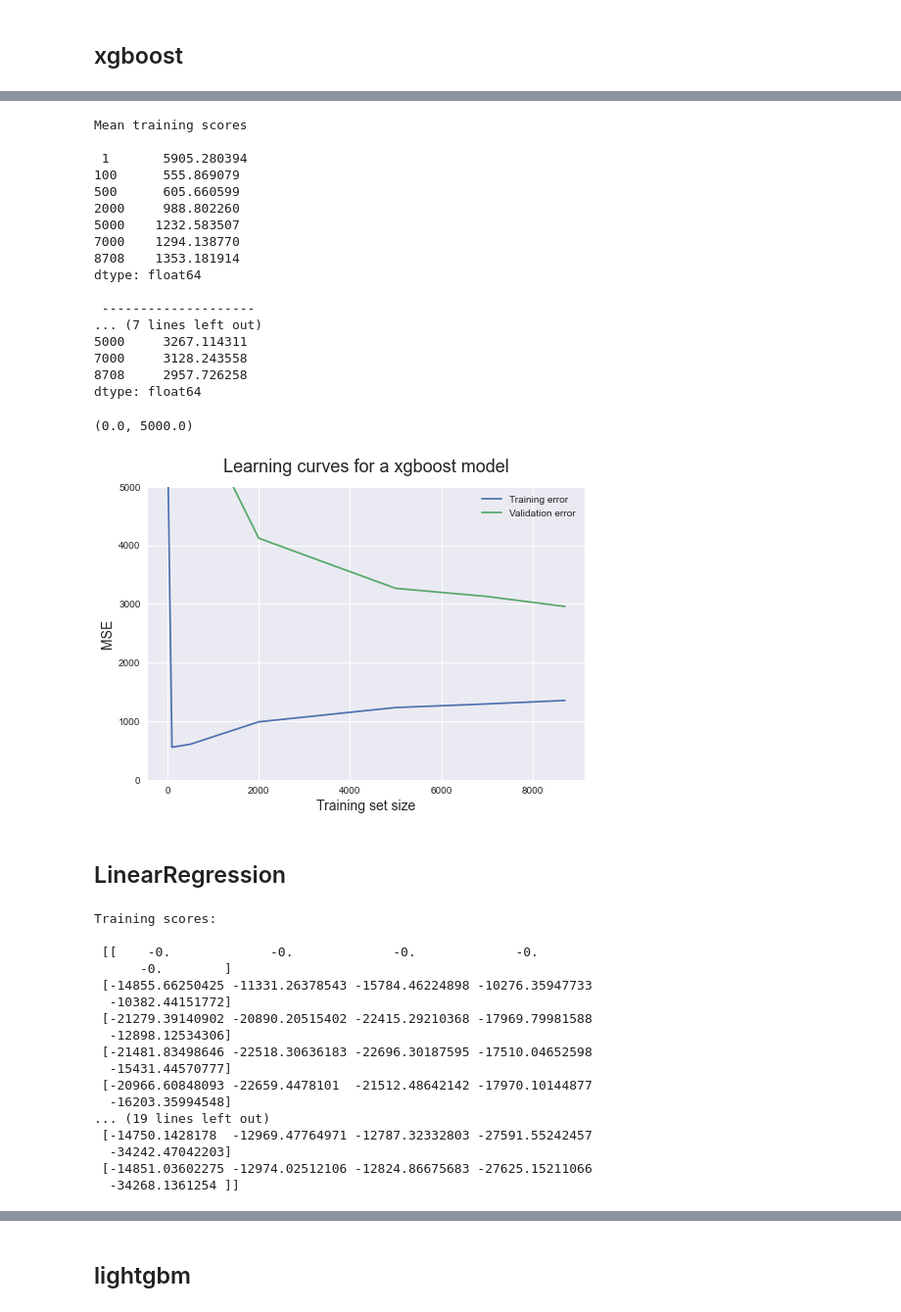
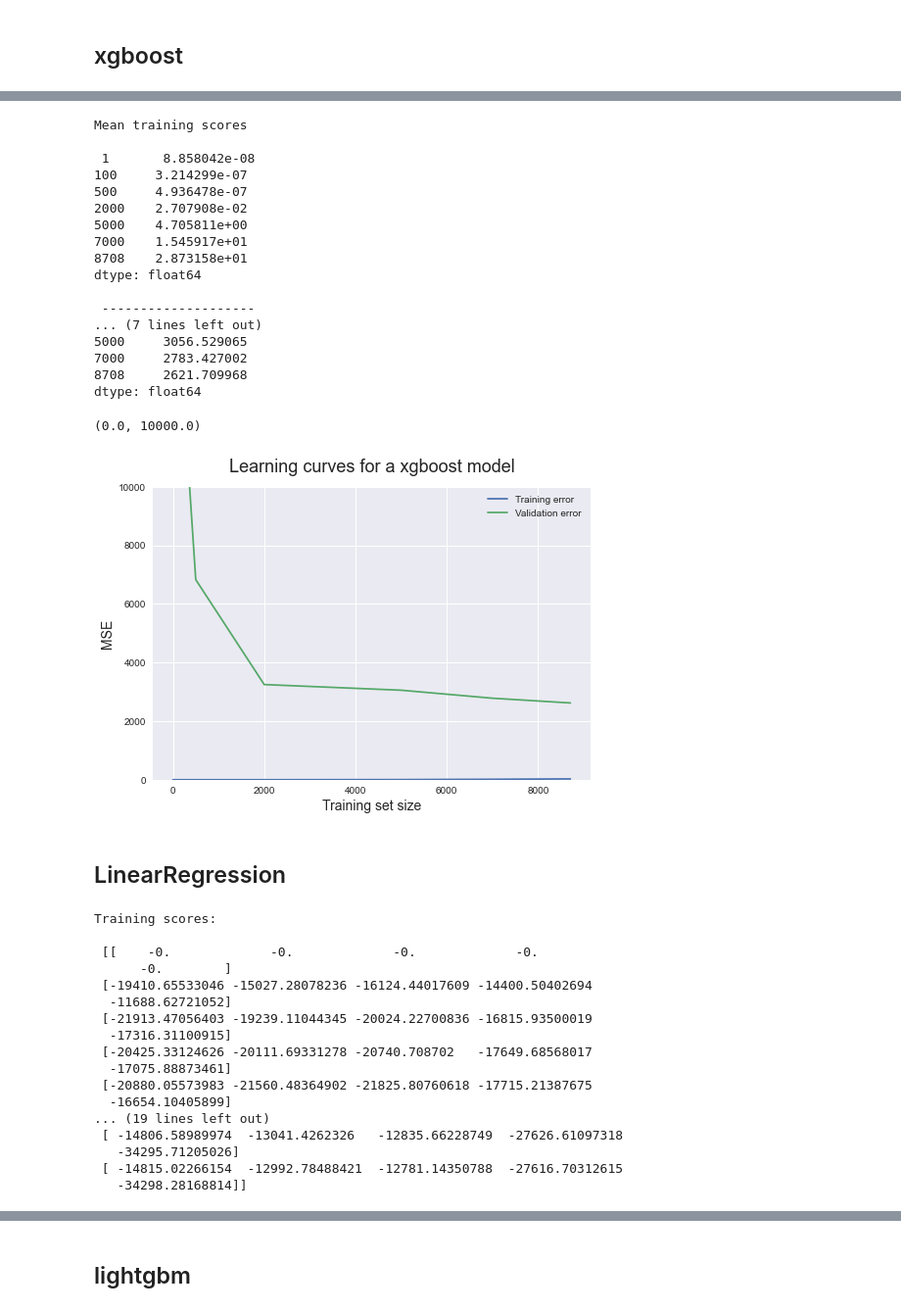
Before and after one commit to mia2628/Python, a Jupyter notebook: Machine_Learning/BikeSharing/archive/BikeSharing demand prediction_14.ipynb, the cells around one changed output, grey strips where cells are left out. Shown at 98% size. Saved outputs shown, nothing was run; the diff lists cells and outputs as text; code cells hidden in the pictures.

```diff
--- a/Machine_Learning/BikeSharing/archive/BikeSharing demand prediction_14.ipynb
+++ b/Machine_Learning/BikeSharing/archive/BikeSharing demand prediction_14.ipynb
@@ -83,7 +80,6 @@ x = pd.concat([x, season], axis=1)
 x = pd.concat([x, year], axis=1)
 x = x.drop('season', axis=1)
 x = x.drop('year', axis=1)
-x = x.drop('atemp', axis=1)
 x
 # %% [output]
 |  | holiday | workingday | weather | temp | atemp | humidity | windspeed | month | day | hour | ... |
@@ -291,0 +325,11 @@ n_estimators :  1000 RMSE :  132.16974905830654
+# %%
+import matplotlib.pyplot as plt
+
+plt.style.use('seaborn')
+plt.plot(train_sizes, train_scores_mean, label = 'Training error')
+plt.plot(train_sizes, validation_scores_mean, label = 'Validation error')
+plt.ylabel('MSE', fontsize = 14)
+plt.xlabel('Training set size', fontsize = 14)
+plt.title('Learning curves for a RandomForestRegressor model', fontsize = 18, y = 1.03)
+plt.legend()
+plt.ylim(0,30000)
@@ -315,7 +362,7 @@ import xgboost
 # %%
 from sklearn.model_selection import learning_curve
 train_sizes = [1, 100, 500, 2000, 5000, 7000,8708]
-features = ['holiday', 'workingday', 'weather', 'temp', 'humidity', 'windspeed', 'month', 'day', 'hour', 'season_1', 'season_2', 'season_3', 'season_4', 'year_2011', 'year_2012']
+features = ['holiday', 'workingday', 'weather', 'temp', 'atemp', 'humidity', 'windspeed', 'month', 'day', 'hour', 'season_1', 'season_2', 'season_3', 'season_4', 'year_2011', 'year_2012']
 target = 'count'
 train_sizes, train_scores, validation_scores = learning_curve(
 estimator = xgboost.XGBRegressor(n_estimators=iTrees,
@@ -425,41 +456,42 @@ print('\nMean validation scores\n\n',pd.Series(validation_scores_mean, index = t
 # %% [output]
 Mean training scores
 
- 1       5905.280394
-100      555.869079
-500      605.660599
-2000     988.802260
-5000    1232.583507
-7000    1294.138770
-8708    1353.181914
+ 1       8.858042e-08
+100     3.214299e-07
+500     4.936478e-07
+2000    2.707908e-02
+5000    4.705811e+00
+7000    1.545917e+01
+8708    2.873158e+01
 dtype: float64
 
  --------------------
 ... (7 lines left out)
-5000     3267.114311
-7000     3128.243558
-8708     2957.726258
+5000     3056.529065
+7000     2783.427002
+8708     2621.709968
 dtype: float64
 # %%
 import matplotlib.pyplot as plt
 
 plt.style.use('seaborn')
 plt.plot(train_sizes, train_scores_mean, label = 'Training error')
 plt.plot(train_sizes, validation_scores_mean, label = 'Validation error')
 plt.ylabel('MSE', fontsize = 14)
 plt.xlabel('Training set size', fontsize = 14)
 plt.title('Learning curves for a xgboost model', fontsize = 18, y = 1.03)
 plt.legend()
-plt.ylim(0,5000)
+plt.ylim(0,10000)
 # %% [output]
-(0.0, 5000.0)
+(0.0, 10000.0)
-[figure, old version]
+[figure, new version]
 # %% [markdown]
 ## LinearRegression
 # %%
+from sklearn.ensemble import RandomForestRegressor
 from sklearn.linear_model import LinearRegression
 train_sizes = [1, 100, 500, 2000, 5000, 7000,8708]
-features = ['holiday', 'workingday', 'weather', 'temp', 'humidity', 'windspeed', 'month', 'day', 'hour', 'season_1', 'season_2', 'season_3', 'season_4', 'year_2011', 'year_2012']
+features = ['holiday', 'workingday', 'weather', 'temp', 'atemp', 'humidity', 'windspeed', 'month', 'day', 'hour', 'season_1', 'season_2', 'season_3', 'season_4', 'year_2011', 'year_2012']
 target = 'count'
 train_sizes, train_scores, validation_scores = learning_curve(
 estimator = LinearRegression(), shuffle=True,
@@ -480,19 +512,19 @@ Training scores:
 
  [[    -0.             -0.             -0.             -0.
       -0.        ]
- [-14855.66250425 -11331.26378543 -15784.46224898 -10276.35947733
-  -10382.44151772]
- [-21279.39140902 -20890.20515402 -22415.29210368 -17969.79981588
-  -12898.12534306]
- [-21481.83498646 -22518.30636183 -22696.30187595 -17510.04652598
-  -15431.44570777]
- [-20966.60848093 -22659.4478101  -21512.48642142 -17970.10144877
-  -16203.35994548]
+ [-19410.65533046 -15027.28078236 -16124.44017609 -14400.50402694
+  -11688.62721052]
+ [-21913.47056403 -19239.11044345 -20024.22700836 -16815.93500019
+  -17316.31100915]
+ [-20425.33124626 -20111.69331278 -20740.708702   -17649.68568017
+  -17075.88873461]
+ [-20880.05573983 -21560.48364902 -21825.80760618 -17715.21387675
+  -16654.10405899]
 ... (19 lines left out)
- [-14750.1428178  -12969.47764971 -12787.32332803 -27591.55242457
-  -34242.47042203]
- [-14851.03602275 -12974.02512106 -12824.86675683 -27625.15211066
-  -34268.1361254 ]]
+ [ -14806.58989974  -13041.4262326   -12835.66228749  -27626.61097318
+   -34295.71205026]
+ [ -14815.02266154  -12992.78488421  -12781.14350788  -27616.70312615
+   -34298.28168814]]
 # %%
 train_scores_mean = -train_scores.mean(axis = 1)
 validation_scores_mean = -validation_scores.mean(axis = 1)
```
Also changed, not shown: parts of 21 cells of this notebook.
